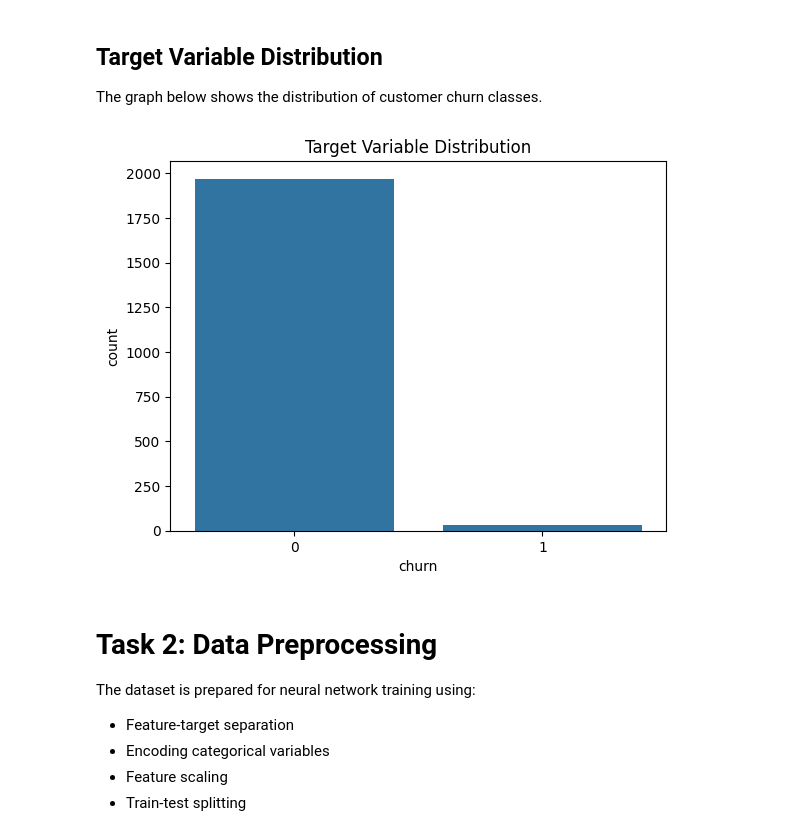
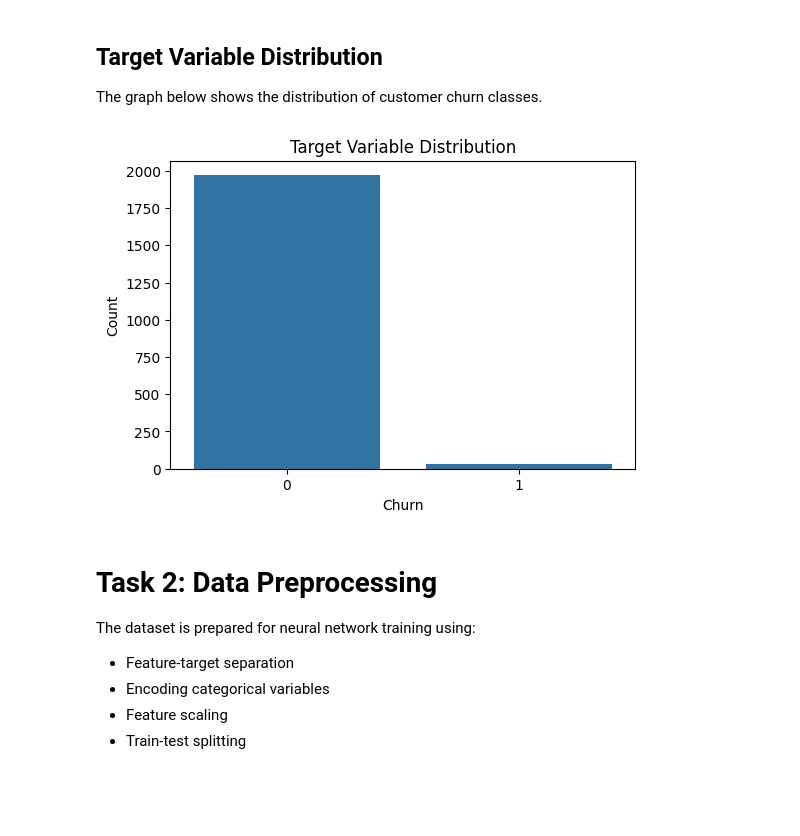
Before and after one commit to haswanthkumar93/part-1-neural-network-analysis-, a Jupyter notebook: notebook.ipynb, the cells around one changed output. Cells and saved outputs as stored; diff of their text form; code cells hidden in the pictures; blank space fills up the shorter version.

```diff
--- a/notebook.ipynb
+++ b/notebook.ipynb
@@ -152,13 +152,19 @@ This is a binary classification problem.
 
 The graph below shows the distribution of customer churn classes.
 # %%
+plt.figure(figsize=(6,4))
+
 sns.countplot(x='churn', data=df)
 
 plt.title("Target Variable Distribution")
+plt.xlabel("Churn")
+plt.ylabel("Count")
+
+plt.savefig("results/target_distribution.png")
 
 plt.show()
 # %% [output]
-[figure, old version]
+[figure, new version]
 # %% [markdown]
 # Task 2: Data Preprocessing
 
```
Also changed, not shown: parts of 10 cells of this notebook, 6 other files.
